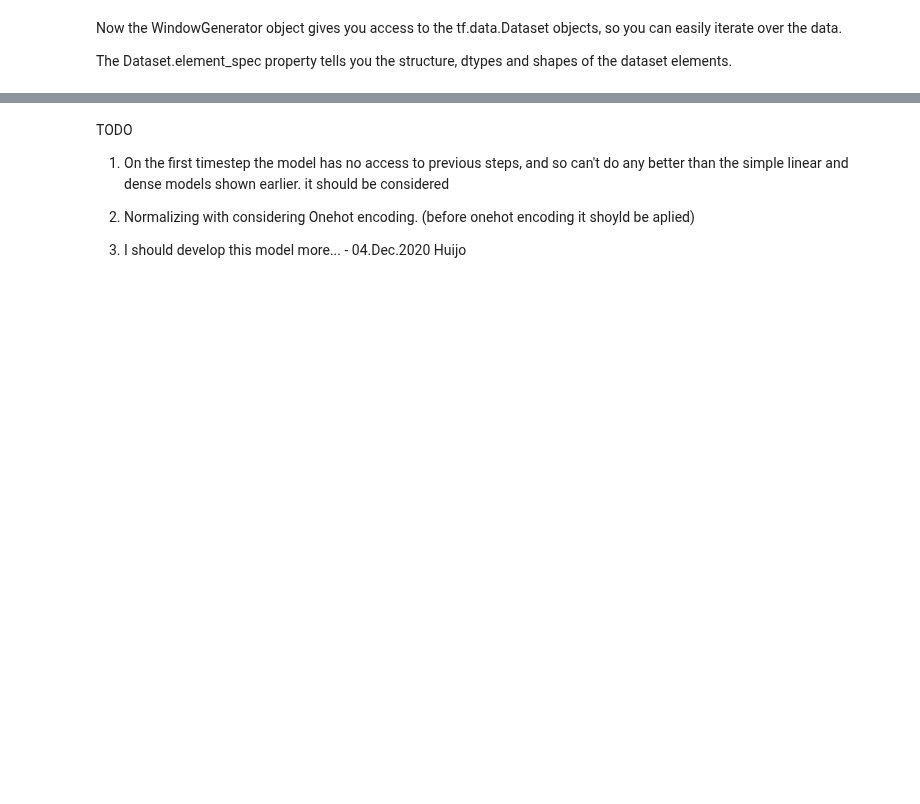
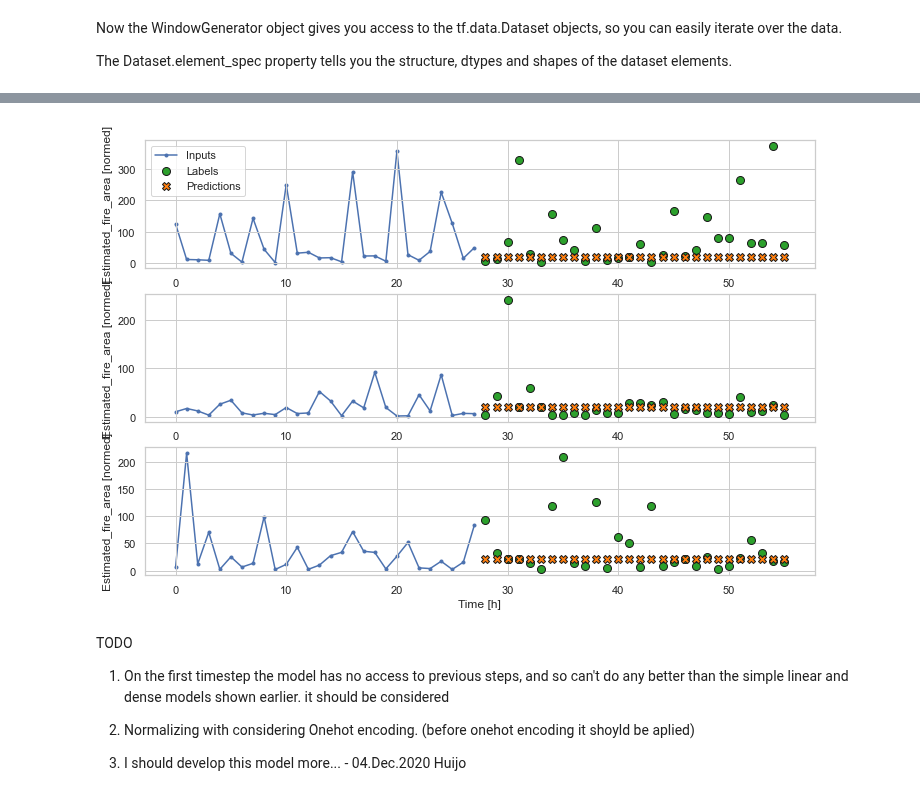
Before and after one commit to ccomkhj/Spot-Challenge-Wildfires, a Jupyter notebook: main/data_process.ipynb, the cells around one changed output, grey strips where cells are left out. Cells and saved outputs as stored; diff of their text form; code cells hidden in the pictures; blank space fills up the shorter version.

```diff
--- a/main/data_process.ipynb
+++ b/main/data_process.ipynb
@@ -1258,0 +1314,5 @@ performance['LSTM'] = lstm_model.evaluate(wide_window.test, verbose=0)
+# %%
+val_performance['M_LSTM'] = multi_lstm_model.evaluate(multi_window.val)
+performance['M_LSTM'] = multi_lstm_model.evaluate(multi_window.test, verbose=0)
+multi_window.plot(multi_lstm_model)
+# %% [output]
@@ -1259,3 +1320,4 @@ performance['LSTM'] = lstm_model.evaluate(wide_window.test, verbose=0)
+[figure, added]
 # %% [markdown]
 TODO
 1. On the first timestep the model has no access to previous steps, and so can't do any better than the simple linear and dense models shown earlier. it should be considered
```
Also changed, not shown: parts of 16 cells of this notebook.
